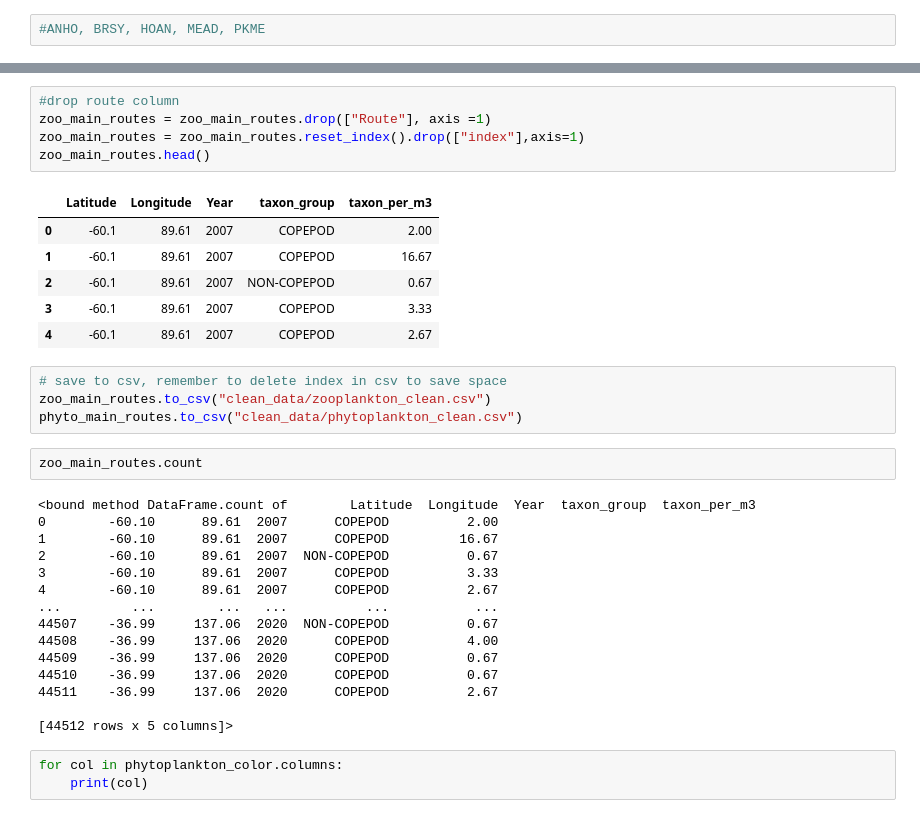
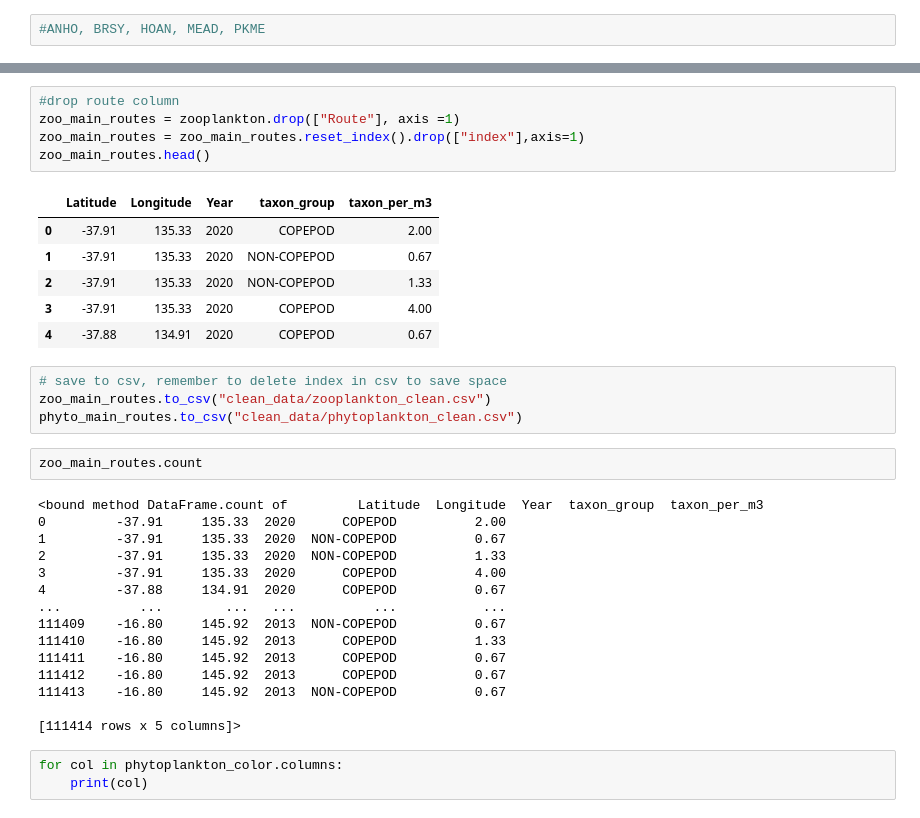
Before and after one commit to JackXinPan/Group5Project2, a Jupyter notebook: read data.ipynb, the cells around one changed output, grey strips where cells are left out. Cells and saved outputs as stored; diff of their text form.

```diff
--- a/read data.ipynb
+++ b/read data.ipynb
@@ -362,15 +351,15 @@ zoo_main_routes.head()
 # %%
 #drop route column
-zoo_main_routes = zoo_main_routes.drop(["Route"], axis =1)
+zoo_main_routes = zooplankton.drop(["Route"], axis =1)
 zoo_main_routes = zoo_main_routes.reset_index().drop(["index"],axis=1)
 zoo_main_routes.head()
 # %% [output]
 |  | Latitude | Longitude | Year | taxon_group | taxon_per_m3 |
-| 0 | -60.1 | 89.61 | 2007 | COPEPOD | 2.00 |
-| 1 | -60.1 | 89.61 | 2007 | COPEPOD | 16.67 |
-| 2 | -60.1 | 89.61 | 2007 | NON-COPEPOD | 0.67 |
-| 3 | -60.1 | 89.61 | 2007 | COPEPOD | 3.33 |
-| 4 | -60.1 | 89.61 | 2007 | COPEPOD | 2.67 |
+| 0 | -37.91 | 135.33 | 2020 | COPEPOD | 2.00 |
+| 1 | -37.91 | 135.33 | 2020 | NON-COPEPOD | 0.67 |
+| 2 | -37.91 | 135.33 | 2020 | NON-COPEPOD | 1.33 |
+| 3 | -37.91 | 135.33 | 2020 | COPEPOD | 4.00 |
+| 4 | -37.88 | 134.91 | 2020 | COPEPOD | 0.67 |
 # %%
 # save to csv, remember to delete index in csv to save space
 zoo_main_routes.to_csv("clean_data/zooplankton_clean.csv")
@@ -378,20 +367,20 @@ phyto_main_routes.to_csv("clean_data/phytoplankton_clean.csv")
 # %%
 zoo_main_routes.count
 # %% [output]
-<bound method DataFrame.count of        Latitude  Longitude  Year  taxon_group  taxon_per_m3
-0        -60.10      89.61  2007      COPEPOD          2.00
-1        -60.10      89.61  2007      COPEPOD         16.67
-2        -60.10      89.61  2007  NON-COPEPOD          0.67
-3        -60.10      89.61  2007      COPEPOD          3.33
-4        -60.10      89.61  2007      COPEPOD          2.67
-...         ...        ...   ...          ...           ...
-44507    -36.99     137.06  2020  NON-COPEPOD          0.67
-44508    -36.99     137.06  2020      COPEPOD          4.00
-44509    -36.99     137.06  2020      COPEPOD          0.67
-44510    -36.99     137.06  2020      COPEPOD          0.67
-44511    -36.99     137.06  2020      COPEPOD          2.67
+<bound method DataFrame.count of         Latitude  Longitude  Year  taxon_group  taxon_per_m3
+0         -37.91     135.33  2020      COPEPOD          2.00
+1         -37.91     135.33  2020  NON-COPEPOD          0.67
+2         -37.91     135.33  2020  NON-COPEPOD          1.33
+3         -37.91     135.33  2020      COPEPOD          4.00
+4         -37.88     134.91  2020      COPEPOD          0.67
+...          ...        ...   ...          ...           ...
+111409    -16.80     145.92  2013  NON-COPEPOD          0.67
+111410    -16.80     145.92  2013      COPEPOD          1.33
+111411    -16.80     145.92  2013      COPEPOD          0.67
+111412    -16.80     145.92  2013      COPEPOD          0.67
+111413    -16.80     145.92  2013  NON-COPEPOD          0.67
 
-[44512 rows x 5 columns]>
+[111414 rows x 5 columns]>
 # %%
 for col in phytoplankton_color.columns:
     print(col)
```
Also changed, not shown: parts of 11 cells of this notebook, 6 other files.
